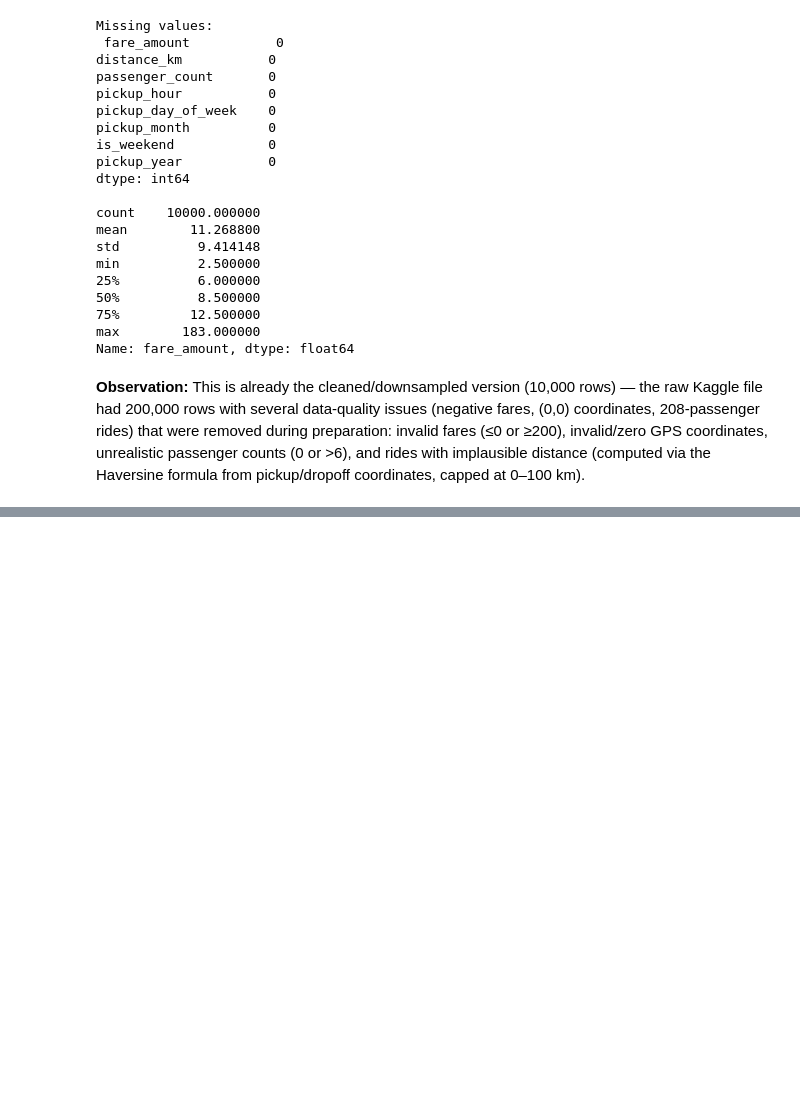
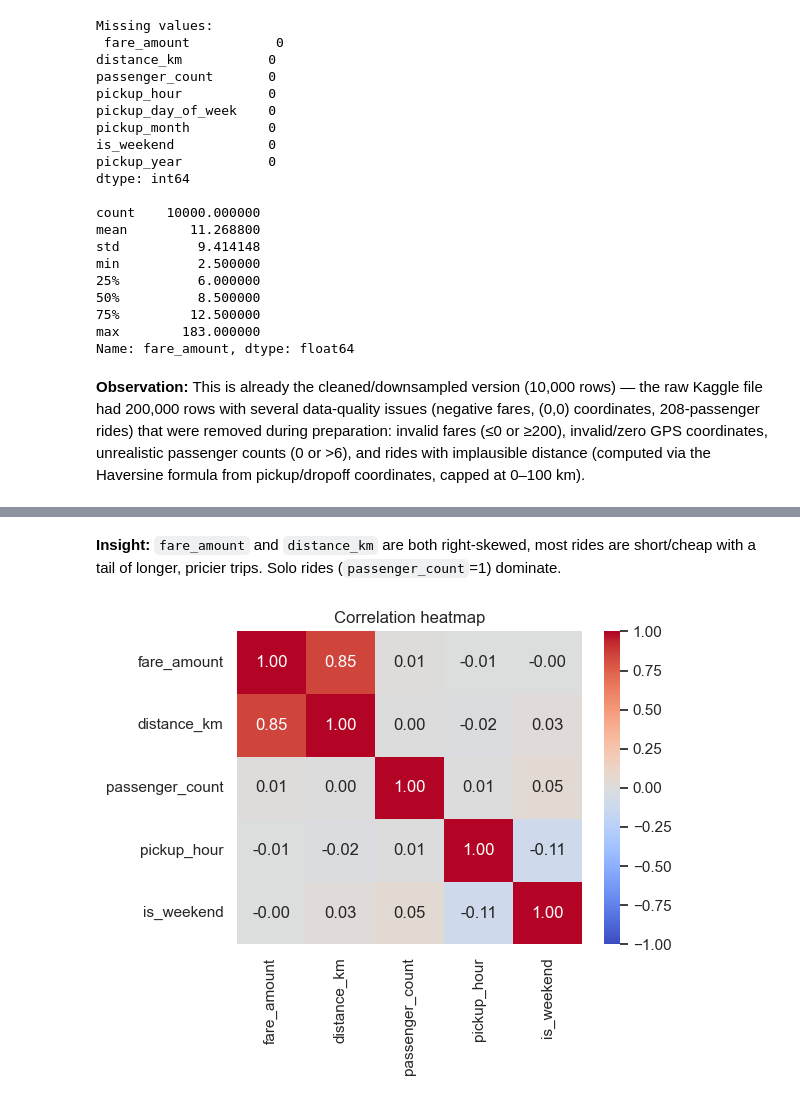
Before and after one commit to Pranava-M/ML_Capstone_Gig_Workers, a Jupyter notebook: Regression2.ipynb, the cells around one changed output, grey strips where cells are left out. Saved outputs shown, nothing was run; the diff lists cells and outputs as text; code cells hidden in the pictures; blank space fills up the shorter version.

```diff
--- a/Regression2.ipynb
+++ b/Regression2.ipynb
@@ -73,0 +89,11 @@ pickup/dropoff coordinates, capped at 0–100 km).
+# %% [markdown]
+**Insight:** `fare_amount` and `distance_km` are both right-skewed, most rides are short/cheap with a tail of longer, pricier trips. Solo rides (`passenger_count`=1) dominate.
+# %%
+corr = reg_raw[['fare_amount', 'distance_km', 'passenger_count', 'pickup_hour', 'is_weekend']].corr()
+fig, ax = plt.subplots(figsize=(6, 5))
+sns.heatmap(corr, annot=True, fmt='.2f', cmap='coolwarm', vmin=-1, vmax=1, ax=ax)
+ax.set_title('Correlation heatmap')
+plt.tight_layout()
+plt.show()
+# %% [output]
+[figure, added]
```
Also changed, not shown: parts of 5 cells of this notebook.
